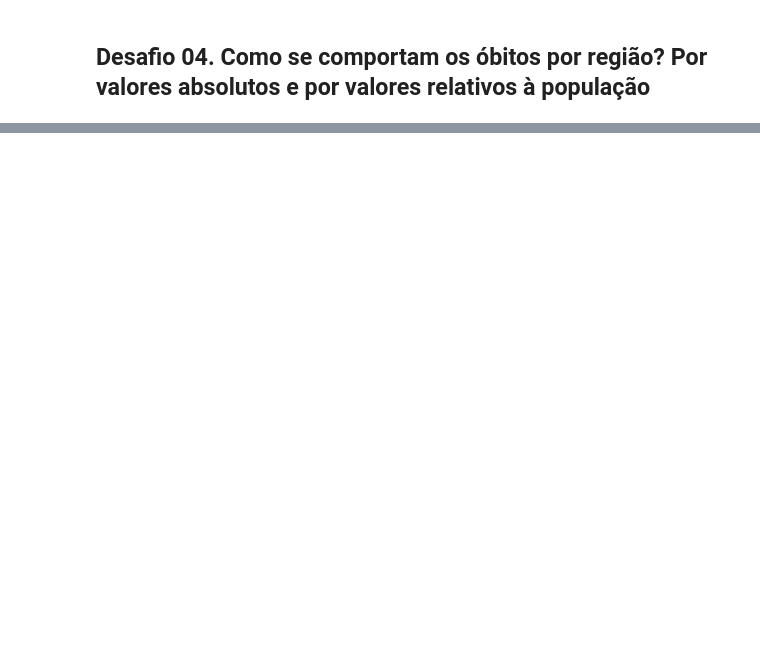
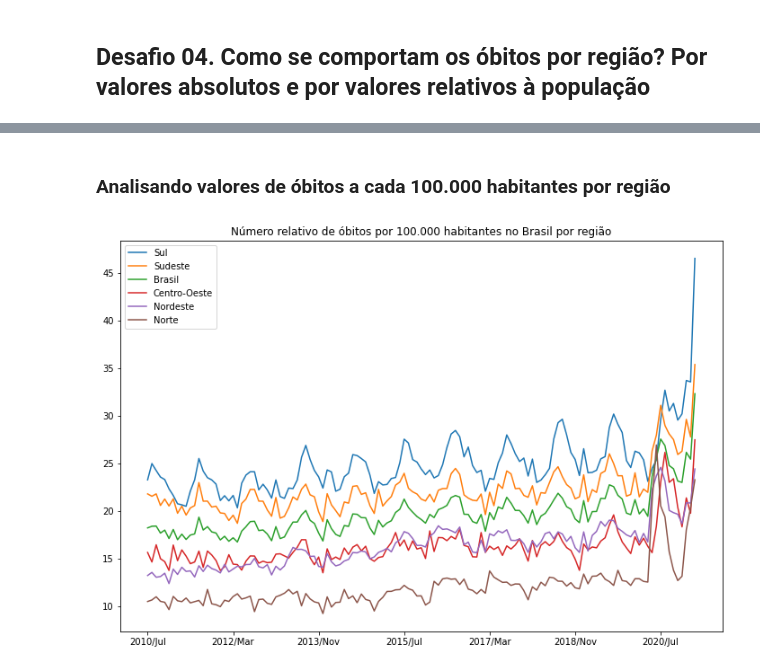
Before and after one commit to nicolas-stelatto/bootcamp_data_science_aplicada, a Jupyter notebook: Modulo_1/Desafio/Notebooks/Notebook_Desafio_Modulo01.ipynb, the cells around one changed output, grey strips where cells are left out. Saved outputs shown, nothing was run; the diff lists cells and outputs as text; code cells hidden in the pictures; blank space fills up the shorter version.

```diff
--- a/Modulo_1/Desafio/Notebooks/Notebook_Desafio_Modulo01.ipynb
+++ b/Modulo_1/Desafio/Notebooks/Notebook_Desafio_Modulo01.ipynb
@@ -368,0 +368,16 @@ FAZER TODOS ESSES PASSOS SEM ALTERAR NADA ACIMA DESSA LINHA, SÓ MUDAR PARA BAIX
+# %%
+#criando novo Data Frame
+habitantes_rg = pd.read_csv(url_habitantes, sep=";", encoding="ISO-8859-1", engine="python", skiprows=1, skipfooter=2, thousands=".", decimal=".")
+
+#removendo valores específicos dos estados e deixando apenas valores das regiões e do brasil
+regioes_e_total = habitantes_rg.columns.to_list()[:7]
+habitantes_rg = habitantes_rg[regioes_e_total]
+
+#transpondo a planilha
+habitantes_rg = habitantes_rg.T
+habitantes_rg.head()
+
+#excluindo dados de 2021 que não estão presentes na planilha dados_obitos_rg_usaveis
+habitantes_columns = habitantes_rg.columns.to_list()[:-9]
+habitantes_rg = habitantes_rg[habitantes_columns]
+habitantes_rg
@@ -368,0 +394,11 @@ FAZER TODOS ESSES PASSOS SEM ALTERAR NADA ACIMA DESSA LINHA, SÓ MUDAR PARA BAIX
+# %%
+#removendo a linha DATA
+habitantes_rg.drop("DATA", axis=0, inplace=True)
+
+#mudando o label das colunas
+habitantes_rg_columns_new = dados_obitos_rg_usaveis.columns.to_list()[:-1]
+habitantes_rg.columns = habitantes_rg_columns_new
+
+#criando a coluna "Total"
+habitantes_rg["Total"] = habitantes_rg.sum(axis=1)
+habitantes_rg
@@ -368,0 +416,3 @@ FAZER TODOS ESSES PASSOS SEM ALTERAR NADA ACIMA DESSA LINHA, SÓ MUDAR PARA BAIX
+# %%
+dados_obitos_rg_por_100k = (dados_obitos_rg_usaveis / (habitantes_rg / 100000))
+dados_obitos_rg_por_100k.head()
@@ -368,0 +427,8 @@ FAZER TODOS ESSES PASSOS SEM ALTERAR NADA ACIMA DESSA LINHA, SÓ MUDAR PARA BAIX
+# %% [markdown]
+### Analisando valores de óbitos a cada 100.000 habitantes por região
+# %%
+dados_obitos_rg_por_100k.sort_values(by="Total", axis=0, ascending=False).drop("Total", axis=1).T.plot(figsize=(12,8))
+plt.title("Número relativo de óbitos por 100.000 habitantes no Brasil por região")
+plt.show()
+# %% [output]
+[figure, added]
```
Also changed, not shown: parts of 53 cells of this notebook.
